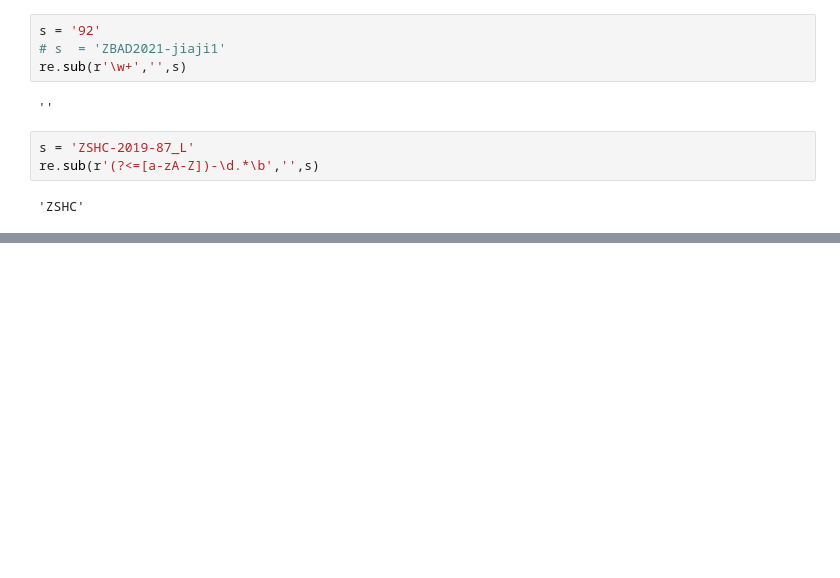
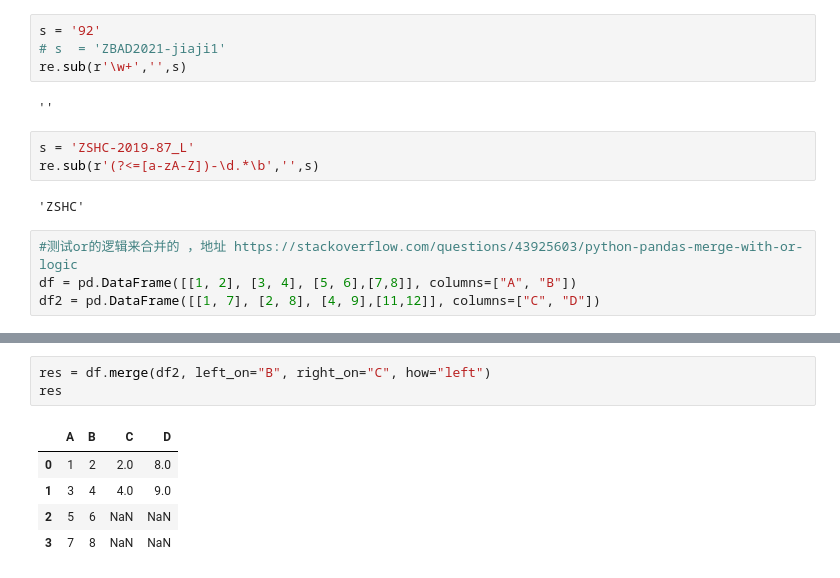
Before and after one commit to afei2357/bird_strike, a Jupyter notebook: backend/get_data_df.ipynb, the cells around one changed output, grey strips where cells are left out. Saved outputs shown, nothing was run; the diff lists cells and outputs as text; blank space fills up the shorter version.

```diff
--- a/backend/get_data_df.ipynb
+++ b/backend/get_data_df.ipynb
@@ -256,3 +281,7 @@ s = 'ZSHC-2019-87_L'
 re.sub(r'(?<=[a-zA-Z])-\d.*\b','',s)
 # %% [output]
 'ZSHC'
+# %%
+#测试or的逻辑来合并的 ，地址 https://stackoverflow.com/questions/43925603/python-pandas-merge-with-or-logic
+df = pd.DataFrame([[1, 2], [3, 4], [5, 6],[7,8]], columns=["A", "B"])
+df2 = pd.DataFrame([[1, 7], [2, 8], [4, 9],[11,12]], columns=["C", "D"])
@@ -258,0 +304,9 @@ re.sub(r'(?<=[a-zA-Z])-\d.*\b','',s)
+# %%
+res = df.merge(df2, left_on="B", right_on="C", how="left")
+res
+# %% [output]
+|  | A | B | C | D |
+| 0 | 1 | 2 | 2.0 | 8.0 |
+| 1 | 3 | 4 | 4.0 | 9.0 |
+| 2 | 5 | 6 | NaN | NaN |
+| 3 | 7 | 8 | NaN | NaN |
```
Also changed, not shown: parts of 17 cells of this notebook, 27 other files.
